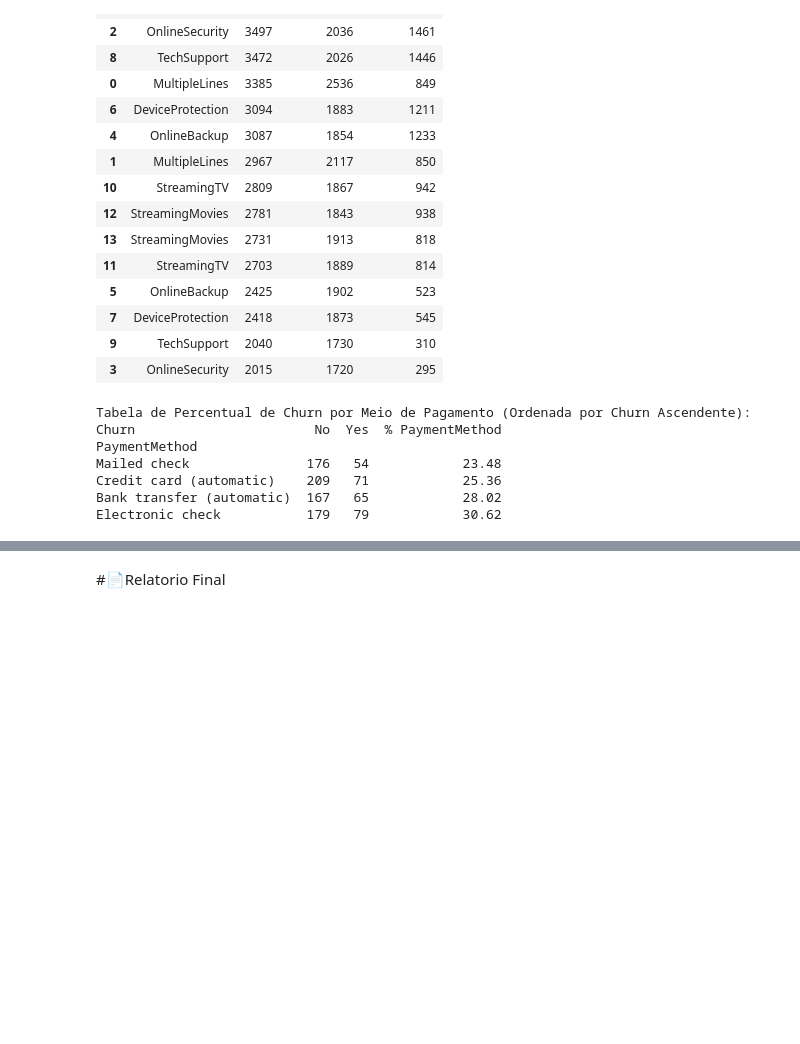
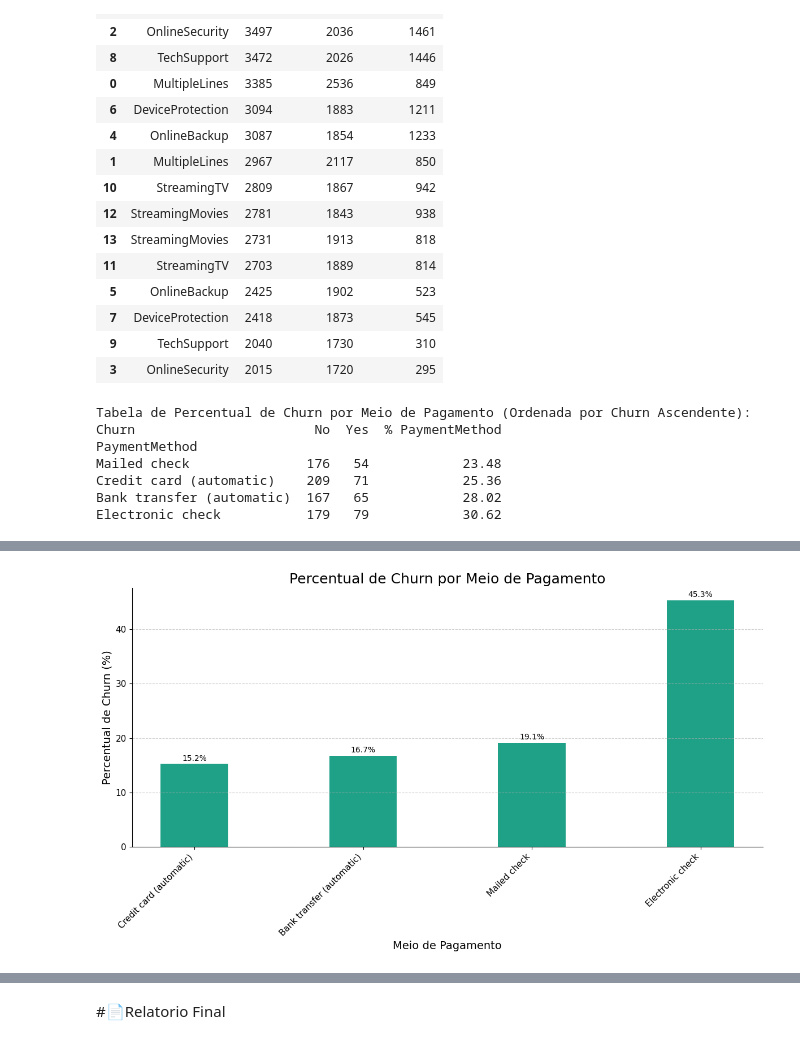
Before and after one commit to sanemar/telecomx, a Jupyter notebook: TelecomX_BR.ipynb, the cells around one changed output, grey strips where cells are left out. Saved outputs shown, nothing was run; the diff lists cells and outputs as text; code cells hidden in the pictures; blank space fills up the shorter version.

```diff
--- a/TelecomX_BR.ipynb
+++ b/TelecomX_BR.ipynb
@@ -427,3 +570,95 @@ plt.show()
+# %%
+import pandas as pd
+import matplotlib.pyplot as plt
+import seaborn as sns
+import numpy as np
+import json
+
+# Re-load and preprocess df_normalizado to ensure it's in the correct state
+# as this script might be run in isolation or after other modifications.
+with open('TelecomX_Data.json', 'r') as f:
+    data = json.load(f)
+
+flattened_data = []
+for record in data:
+    customer_info = record.get('customer', {})
+    account_info = record.get('account', {})
+    charges_info = account_info.get('Charges', {})
+
+    flat_record = {
+        'customerID': record.get('customerID'),
+        'gender': customer_info.get('gender'),
+        'SeniorCitizen': customer_info.get('SeniorCitizen'),
+        'Partner': customer_info.get('Partner'),
+        'Dependents': customer_info.get('Dependents'),
+        'tenure': customer_info.get('tenure'),
+        'PhoneService': record.get('phone', {}).get('PhoneService'),
+        'MultipleLines': record.get('phone', {}).get('MultipleLines'),
+        'InternetService': record.get('internet', {}).get('InternetService'),
+        'OnlineSecurity': record.get('internet', {}).get('OnlineSecurity'),
+        'OnlineBackup': record.get('internet', {}).get('OnlineBackup'),
+        'DeviceProtection': record.get('internet', {}).get('DeviceProtection'),
+        'TechSupport': record.get('internet', {}).get('TechSupport'),
+        'StreamingTV': record.get('internet', {}).get('StreamingTV'),
+        'StreamingMovies': record.get('internet', {}).get('StreamingMovies'),
+        'Contract': account_info.get('Contract'),
+        'PaperlessBilling': account_info.get('PaperlessBilling'),
+        'PaymentMethod': account_info.get('PaymentMethod'),
+        'Charges.Monthly': charges_info.get('Monthly'),
+        'Charges.Total': charges_info.get('Total'),
+        'Churn': record.get('Churn')
+    }
+    flattened_data.append(flat_record)
+
+df_normalizado = pd.DataFrame(flattened_data)
+
+df_normalizado['Charges.Total'] = pd.to_numeric(df_normalizado['Charges.Total'], errors='coerce').fillna(0)
+df_normalizado['tenure'] = pd.to_numeric(df_normalizado['tenure'], errors='coerce').fillna(0).astype(int)
+df_normalizado['Charges.Monthly'] = pd.to_numeric(df_normalizado['Charges.Monthly'], errors='coerce').fillna(0)
+
+# Re-create tabela_percentual as it might not be defined in the current scope
+# Calculate churn percentage per payment method
+pagamento_df = df_normalizado.groupby(['PaymentMethod', 'Churn']).size().unstack().fillna(0)
+pagamento_df['% PaymentMethod'] = (pagamento_df['Yes'] / (pagamento_df['No'] + pagamento_df['Yes']) * 100).round(2)
+
+# Create the percentage table and sort it by '% PaymentMethod' in ascending order
+tabela_percentual = pagamento_df[['No', 'Yes', '% PaymentMethod']].sort_values(by='% PaymentMethod', ascending=True)
+
+# --- Start of the user's provided plotting code with correction ---
+
+# Define a largura das barras (um valor menor as torna mais finas)
+largura_barra = 0.4
+
+# Define uma paleta de cores mais elegante (opcional, mas pode melhorar a estética)
+cor_barra = sns.color_palette("viridis")[3] # Escolhendo uma cor da paleta viridis
+
+plt.figure(figsize=(12, 7))
+# CORRECTED: Changed '%_PaymentMethod' to '% PaymentMethod'
+bars = plt.bar(tabela_percentual.index, tabela_percentual['% PaymentMethod'], color=cor_barra, width=largura_barra)
+
+# Adiciona rótulos e título com tamanhos de fonte ajustados
+plt.title("Percentual de Churn por Meio de Pagamento", fontsize=18)
+plt.xlabel("Meio de Pagamento", fontsize=14)
+plt.ylabel("Percentual de Churn (%)", fontsize=14)
+plt.xticks(rotation=45, ha='right', fontsize=11)
+plt.yticks(fontsize=11)
+
+# Melhora a grade (linhas mais claras)
+plt.grid(axis='y', linestyle='--', alpha=0.6)
+
+# Adiciona os valores percentuais no topo das barras com formatação
+for bar in bars:
+    yval = bar.get_height()
+    plt.text(bar.get_x() + bar.get_width()/2, yval + 0.3, f'{yval:.1f}%', ha='center', va='bottom', fontsize=10)
+
+# Remove as bordas do gráfico para um visual mais limpo (opcional)
+sns.despine()
+
+plt.tight_layout()
+plt.savefig('churn_por_meio_de_pagamento_ordenado_elegante.png')
+plt.show()
+# %% [output]
+[figure, added]
 # %%
 # custo diário médio por tempo de contrato
 
```
Also changed, not shown: parts of 16 cells of this notebook.
